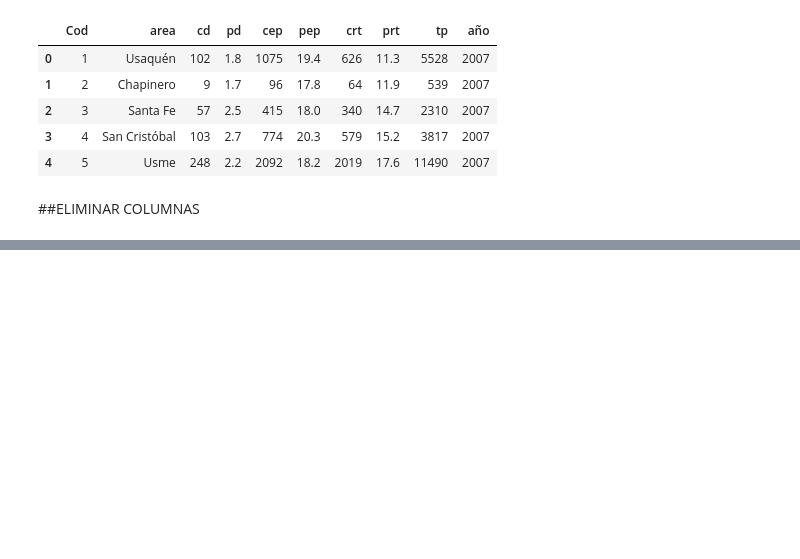
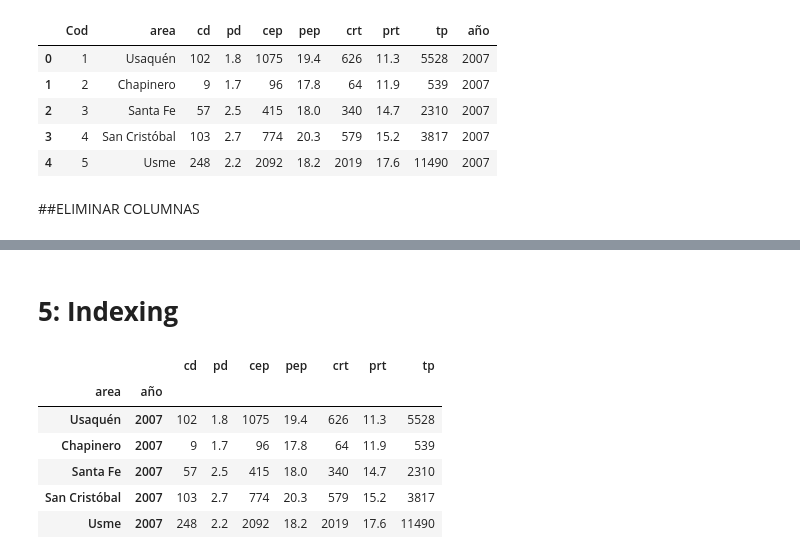
Before and after one commit to Duban1922/Dub_1922, a Jupyter notebook: pandas.ipynb, the cells around one changed output, grey strips where cells are left out. Cells and saved outputs as stored; diff of their text form; code cells hidden in the pictures; blank space fills up the shorter version.

```diff
--- a/pandas.ipynb
+++ b/pandas.ipynb
@@ -86,0 +87,14 @@ n2.head()
+# %% [markdown]
+# **5: Indexing**
+# %%
+n2 = n2.set_index(["area", "año"])
+
+n2.head()
+# %% [output]
+|  |  | cd | pd | cep | pep | crt | prt | tp |
+| area | año |  |  |  |  |  |  |  |
+| Usaquén | 2007 | 102 | 1.8 | 1075 | 19.4 | 626 | 11.3 | 5528 |
+| Chapinero | 2007 | 9 | 1.7 | 96 | 17.8 | 64 | 11.9 | 539 |
+| Santa Fe | 2007 | 57 | 2.5 | 415 | 18.0 | 340 | 14.7 | 2310 |
+| San Cristóbal | 2007 | 103 | 2.7 | 774 | 20.3 | 579 | 15.2 | 3817 |
+| Usme | 2007 | 248 | 2.2 | 2092 | 18.2 | 2019 | 17.6 | 11490 |
```
Also changed, not shown: parts of 7 cells of this notebook.
